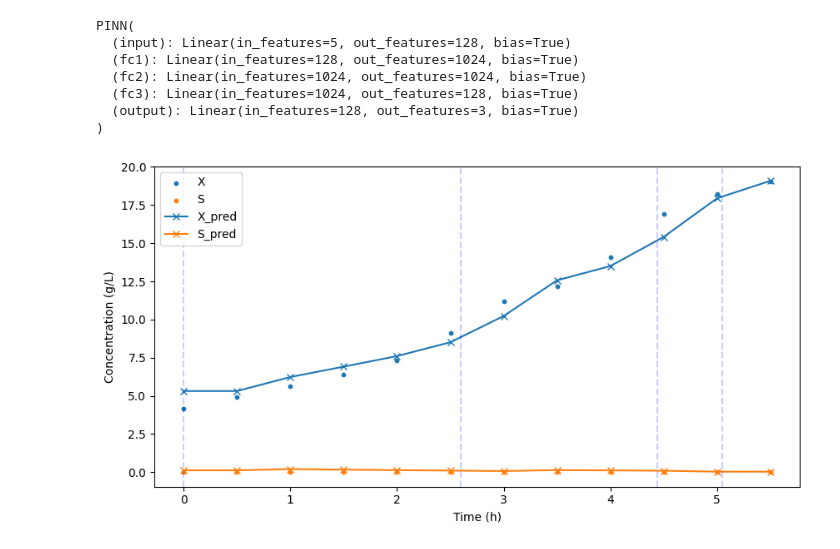
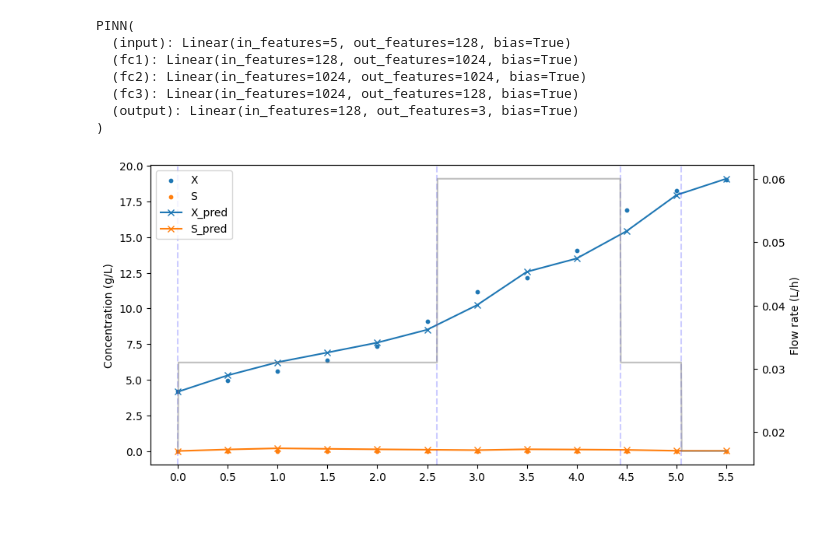
Before and after one commit to costasmexis/dynamic-modeling, a Jupyter notebook: control/Notebook_fedbatch_exp.ipynb, the cells around one changed output. Drawn from its saved outputs; the diff is of its cells as text; code cells hidden in the pictures; blank space fills up the shorter version.

```diff
--- a/control/Notebook_fedbatch_exp.ipynb
+++ b/control/Notebook_fedbatch_exp.ipynb
@@ -198,6 +166,13 @@ S_preds = []
 V_preds = []
 
 for i in range(len(u_test)):
+
+    if i == 0:
+        X_preds.append(X_0.item())
+        S_preds.append(S_0.item())
+        V_preds.append(V_0.item())
+        continue
+
     x_k = net.forward(torch.tensor([T_s, X_0, S_0, V_0, F_0], dtype=torch.float32).to(DEVICE))
     X_0 = X_test[i]
     S_0 = S_test[i]
@@ -214,18 +189,25 @@ V_test = V_test.detach().cpu().numpy()
 # %%
 plt.figure(figsize=(10, 5))
 plt.scatter(t_test, X_test, s=10, label="X")
 plt.scatter(t_test, S_test, s=10, label="S")
 
 plt.plot(t_test, X_preds, marker='x', label="X_pred")
 plt.plot(t_test, S_preds, marker='x', label="S_pred")
+plt.ylabel("Concentration (g/L)")
+plt.legend(loc="best")
 
 # Add vertical lines for feed
 for i in range(len(feeds)):
     plt.axvline(x=feeds["Time"].iloc[i], color='b', alpha=0.2, linestyle='--')
 
+# plot the feed rate in secondary y-axis
+plt.twinx()
+t_f = np.linspace(0, 5.5, 1000)
+plt.plot(t_f, [Fs(t) for t in t_f], color='gray', alpha=0.5)
+plt.ylabel("Flow rate (L/h)")
+
+plt.xticks(np.arange(0, 6, 0.5))
 plt.xlabel("Time (h)")
-plt.ylabel("Concentration (g/L)")
-plt.legend()
 plt.show()
 # %% [output]
-[figure, old version]
+[figure, new version]
```
Also changed, not shown: parts of 8 cells of this notebook, 4 other files.
